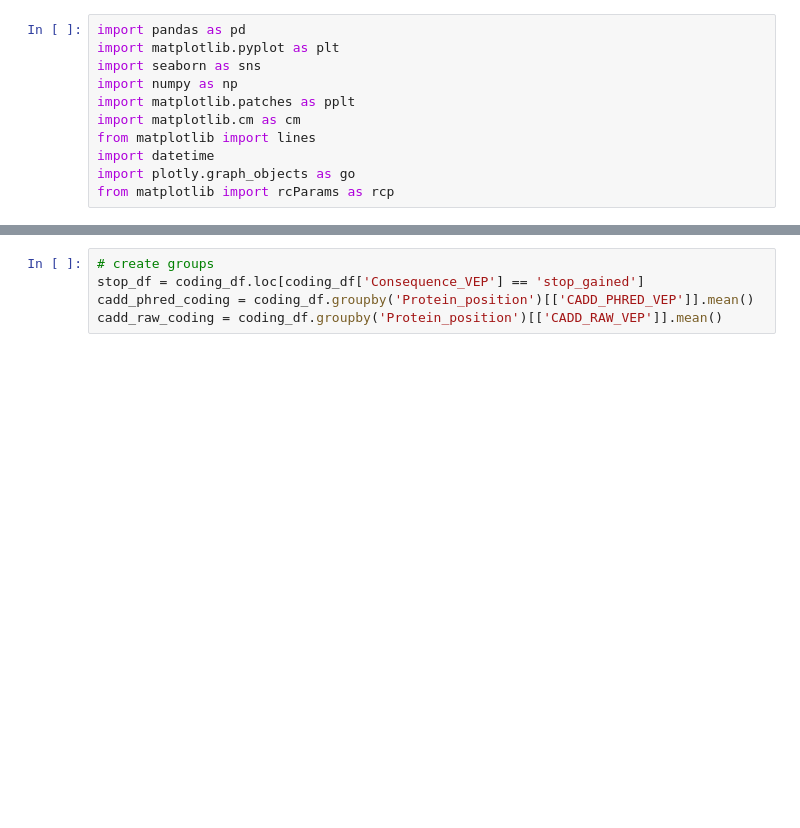
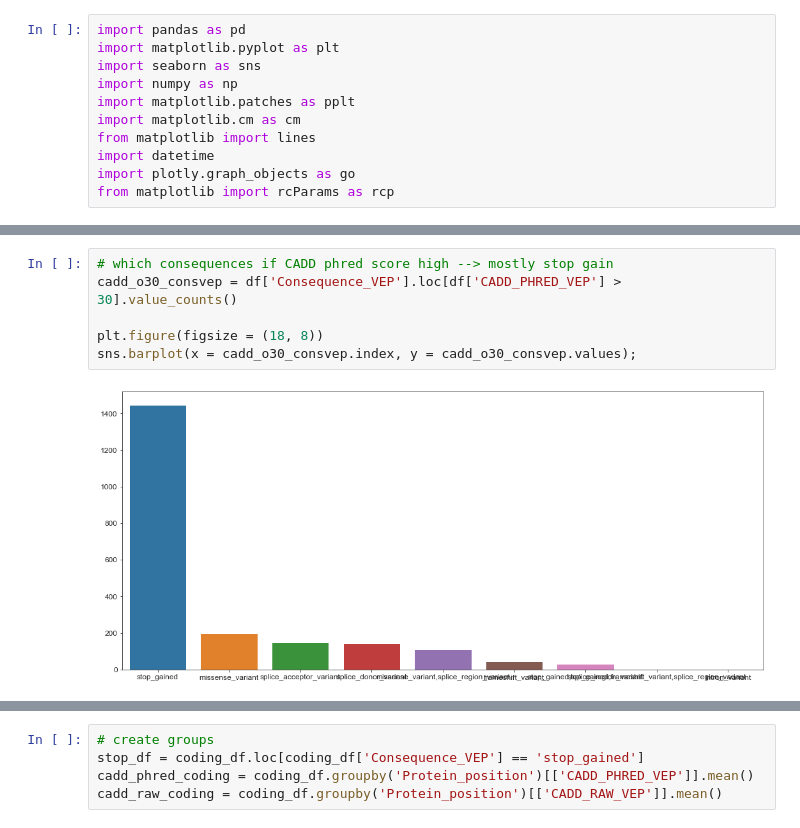
Before and after one commit to StephanHolgerD/master_visualization, a Jupyter notebook: 0517_data_vis.ipynb, the cells around one changed output, grey strips where cells are left out. Cells and saved outputs as stored; diff of their text form; blank space fills up the shorter version.

```diff
--- a/0517_data_vis.ipynb
+++ b/0517_data_vis.ipynb
@@ -21,0 +106,8 @@ Gene name: brca2
+# %%
+# which consequences if CADD phred score high --> mostly stop gain
+cadd_o30_consvep = df['Consequence_VEP'].loc[df['CADD_PHRED_VEP'] > 30].value_counts()
+
+plt.figure(figsize = (18, 8))
+sns.barplot(x = cadd_o30_consvep.index, y = cadd_o30_consvep.values);
+# %% [output]
+[figure, added]
```
Also changed, not shown: parts of 41 cells of this notebook.
